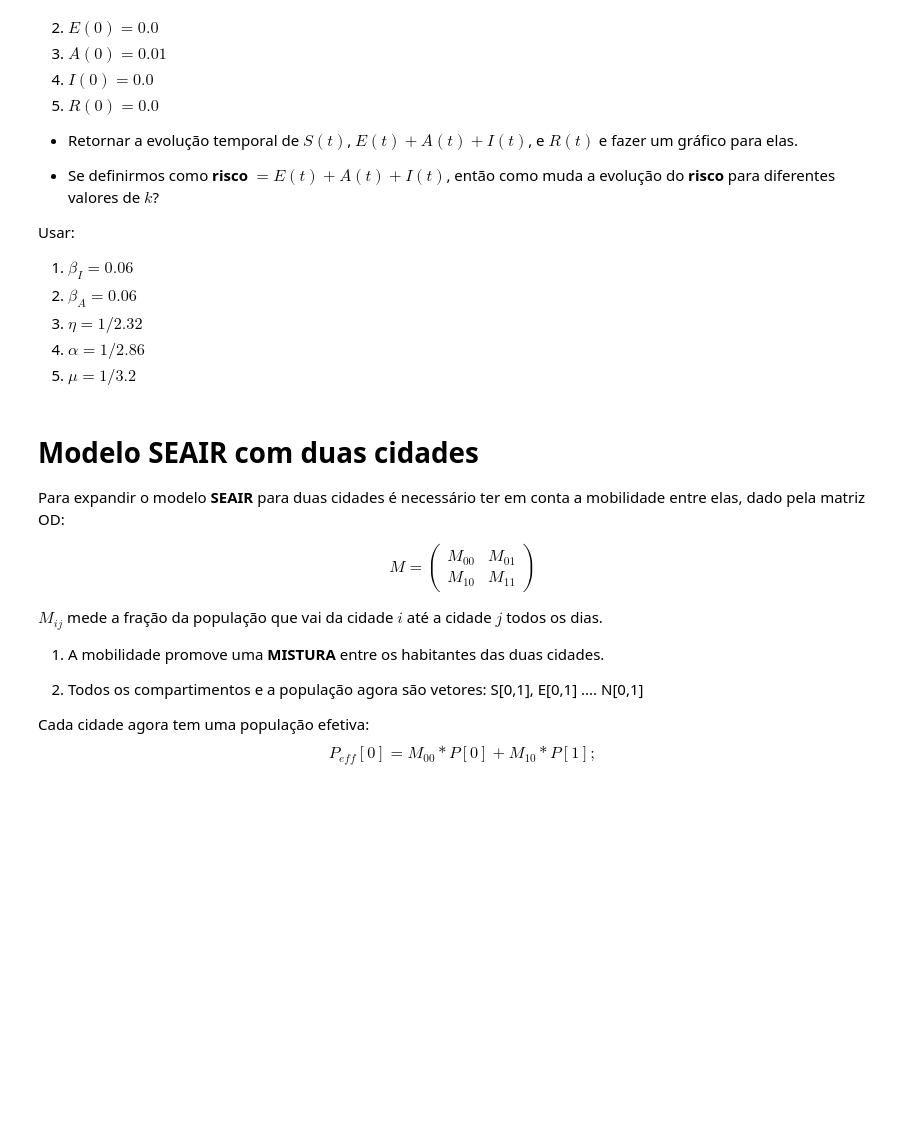
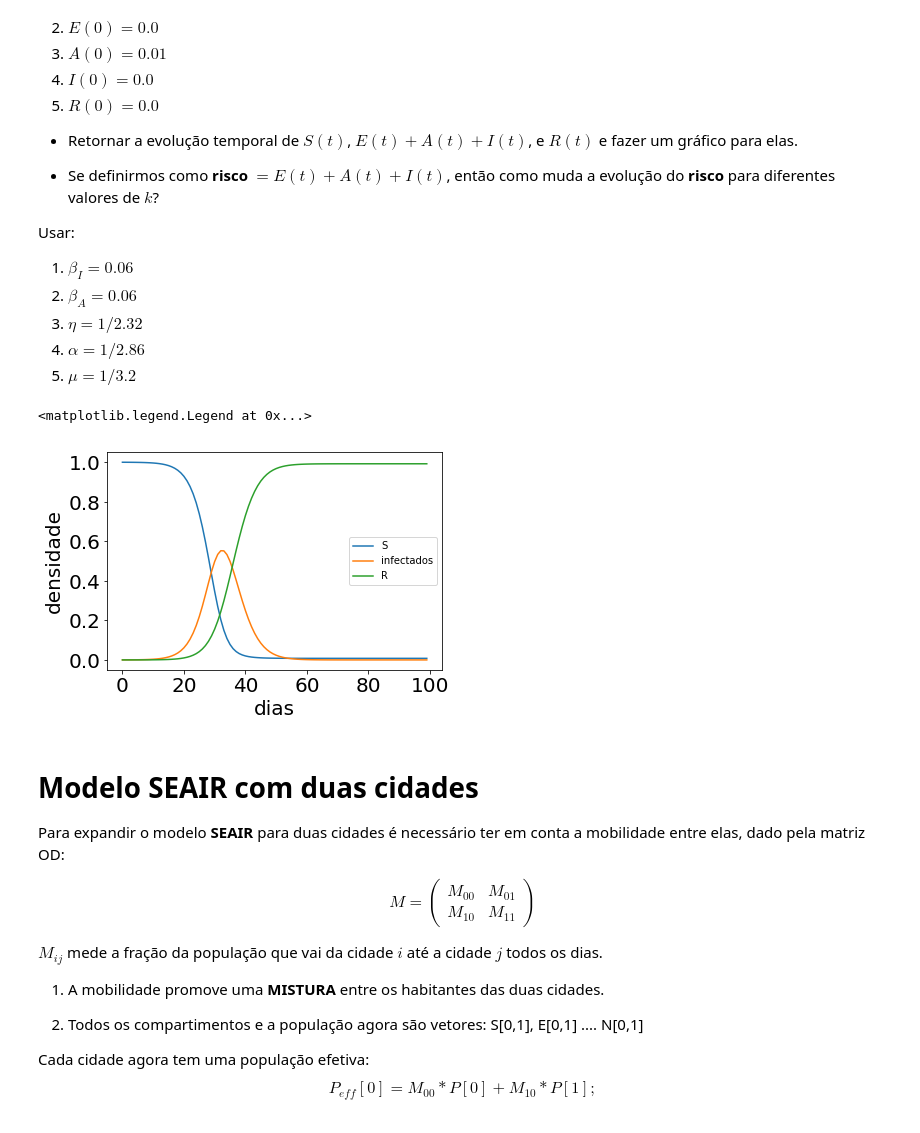
Before and after one commit to HygorPiaget/Workshop2020, a Jupyter notebook: SEAIR_Mob.ipynb, the cells around one changed output. Cells and saved outputs as stored; diff of their text form; code cells hidden in the pictures; blank space fills up the shorter version.

```diff
--- a/SEAIR_Mob.ipynb
+++ b/SEAIR_Mob.ipynb
@@ -74,7 +74,3 @@ Usar:
 3. $\eta=1/2.32$
 4. $\alpha=1/2.86$
 5. $\mu=1/3.2$
-# %%
-def Epidemic_OneCity(k,beta_I,beta_A,eta,alpha,mu):
-
-    return S_tempo, Risco_tempo, R_tempo
@@ -81,3 +118,26 @@ def Epidemic_OneCity(k,beta_I,beta_A,eta,alpha,mu):
+# %%
+beta_I=0.06
+beta_A=0.06
+k=13.
+eta=1/2.32
+alpha=1/2.86
+mu=1/3.2
+
+S,risco,R=Epidemic_OneCity(k,beta_I,beta_A,eta,alpha,mu)
+
+plt.xlabel("dias",size=20)
+plt.ylabel("densidade",size=20)
+plt.xticks(size=20)
+plt.yticks(size=20)
+
+plt.plot(np.arange(100),S,"-",label="S")
+plt.plot(np.arange(100),risco,"-",label="infectados")
+plt.plot(np.arange(100),R,"-",label="R")
+
+plt.legend()
+# %% [output]
+<matplotlib.legend.Legend at 0x...>
+[figure, added]
 # %% [markdown]
 Modelo SEAIR com duas cidades
 ============
```
Also changed, not shown: parts of 8 cells of this notebook.
